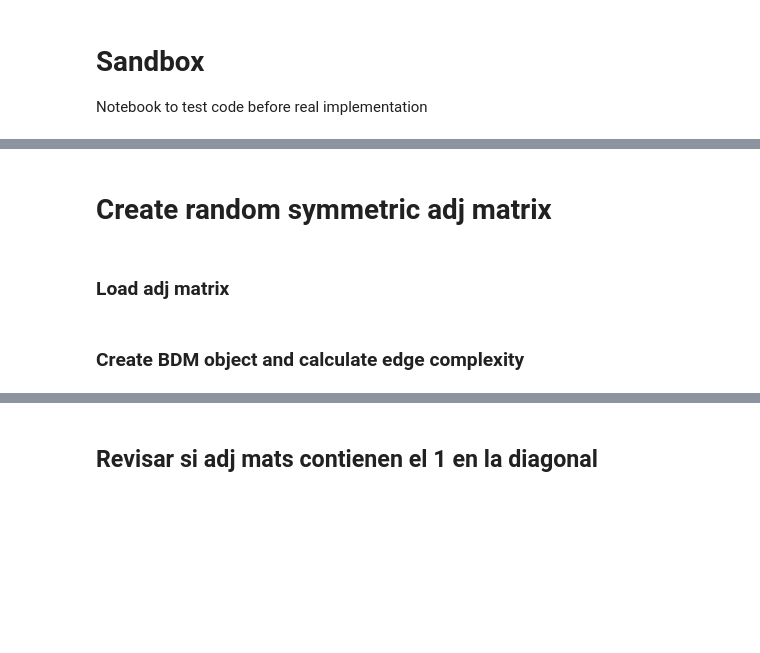
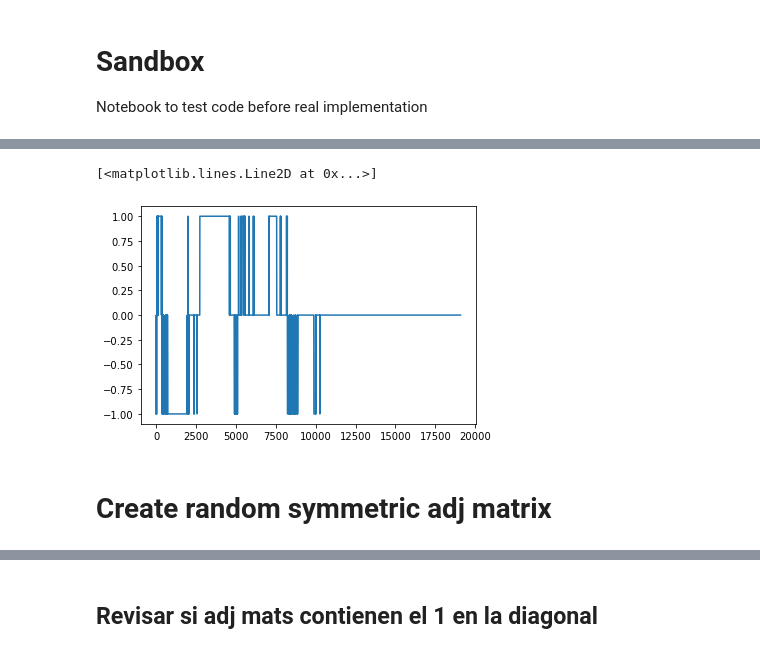
Before and after one commit to diitaz93/Master-Thesis, a Jupyter notebook: sandbox.ipynb, the cells around one changed output, grey strips where cells are left out. Saved outputs shown, nothing was run; the diff lists cells and outputs as text; code cells hidden in the pictures; blank space fills up the shorter version.

```diff
--- a/sandbox.ipynb
+++ b/sandbox.ipynb
@@ -56,3 +145,16 @@ from itertools import product
+# %%
+down_threshold = -500
+up_threshold = 500
+# %%
+neg = nodebdm_ppi<down_threshold
+pos = nodebdm_ppi>up_threshold
+# %%
+bin_nodebdm_ppi = neg.astype(int)*-1+pos.astype(int)
+# %%
+plot(bin_nodebdm_ppi)
+# %% [output]
+[<matplotlib.lines.Line2D at 0x...>]
+[figure, added]
 # %% [markdown]
 # Create random symmetric adj matrix
 # %%
@@ -64,5 +166,3 @@ sym[:,3] = np.zeros(s)
 sym[3,:] = np.zeros(s)
 ppi_adj = sp.csc_matrix(sym)
 print(np.count_nonzero(sym))
-# %% [markdown]
-### Load adj matrix
@@ -73,2 +168,0 @@ with open('data/data_structures/DS/DS_toy_DSE_600_PF_5_genes_500_drugs_400_se_4'
-# %% [markdown]
-### Create BDM object and calculate edge complexity
```
Also changed, not shown: parts of 24 cells of this notebook, 7 other files.
